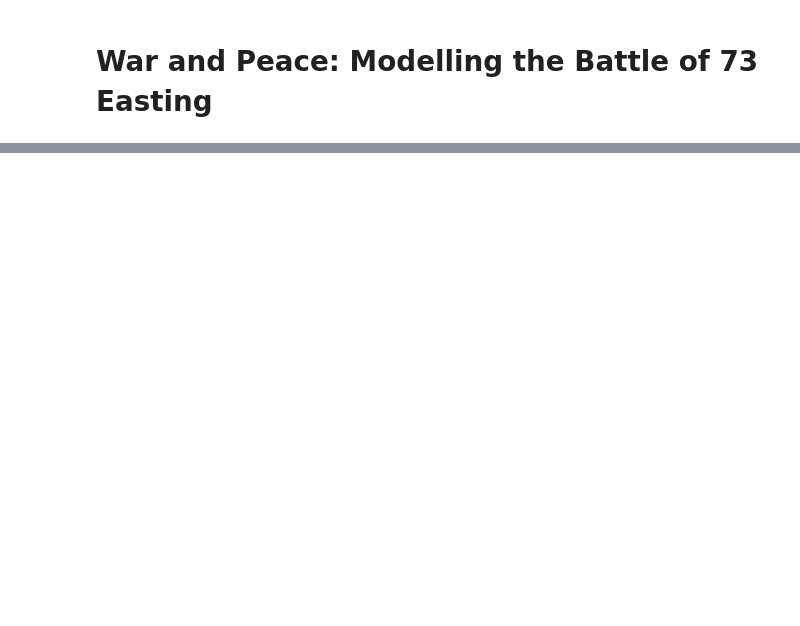
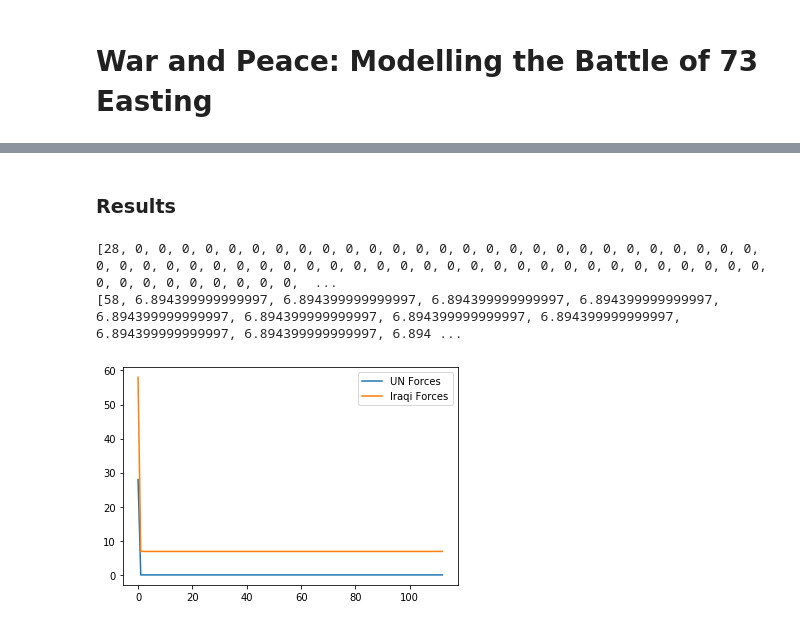
Before and after one commit to kyuyjay/CSE6730_Spring2020_73Easting, a Jupyter notebook: Project 2 Tutorial.ipynb, the cells around one changed output, grey strips where cells are left out. Saved outputs shown, nothing was run; the diff lists cells and outputs as text; code cells hidden in the pictures; blank space fills up the shorter version.

```diff
--- a/Project 2 Tutorial.ipynb
+++ b/Project 2 Tutorial.ipynb
@@ -127,0 +79,20 @@ plt.show()
+# %%
+class UN:
+
+    def __init__(self, N, hit=M1A1_HIT, kill=M1A1_KILL, r=M1A1_RATE):
+        # Aggregated parameters for UN tanks
+
+        self.hit = hit # probability of hit
+        self.kill = kill # probability of kill
+        self.r = r * step_size # shots per step size
+        self.num = N # number of tanks left
+# %%
+class Iraqi:
+
+    def __init__(self, N, hit=T62_HIT, kill=T62_KILL, r=T62_RATE):
+        # Aggregated parameters for Iraqi tanks
+
+        self.hit = hit # probability of kill
+        self.kill = kill # probability of kill
+        self.r = r * step_size # shots per step size
+        self.num = N # number of tanks left
@@ -127,0 +117,7 @@ plt.show()
+# %%
+def F(defending,attacking):
+    # Complete the discrete map
+    defence = defending.num - attacking.num * attacking.hit * attacking.kill * attacking.r
+    attack = attacking.num - defending.num * defending.hit * defending.kill * defending.r
+    defending.num = max(defence,0)
+    attacking.num = max(attack,0)
@@ -127,0 +140,21 @@ plt.show()
+# %%
+# Create the required forces and set the time duration
+blue = UN(M1A1_N)
+red = Iraqi(T62_N)
+track_un, track_iraqi = sim(F, blue, red, T_MAX)
+# %% [markdown]
+### Results
+# %%
+print(track_un)
+print(track_iraqi)
+# %% [output]
+[28, 0, 0, 0, 0, 0, 0, 0, 0, 0, 0, 0, 0, 0, 0, 0, 0, 0, 0, 0, 0, 0, 0, 0, 0, 0, 0, 0, 0, 0, 0, 0, 0, 0, 0, 0, 0, 0, 0, 0, 0, 0, 0, 0, 0, 0, 0, 0, 0, 0, 0, 0, 0, 0, 0, 0, 0, 0, 0, 0, 0, 0, 0, 0, 0, 0,  ...
+[58, 6.894399999999997, 6.894399999999997, 6.894399999999997, 6.894399999999997, 6.894399999999997, 6.894399999999997, 6.894399999999997, 6.894399999999997, 6.894399999999997, 6.894399999999997, 6.894 ...
+# %%
+t = range(0,T_MAX + 1)
+plt.plot(t, track_un, label="UN Forces")
+plt.plot(t, track_iraqi, label="Iraqi Forces")
+plt.legend()
+plt.show()
+# %% [output]
+[figure, added]
```
Also changed, not shown: parts of 73 cells of this notebook, 2 other files.
